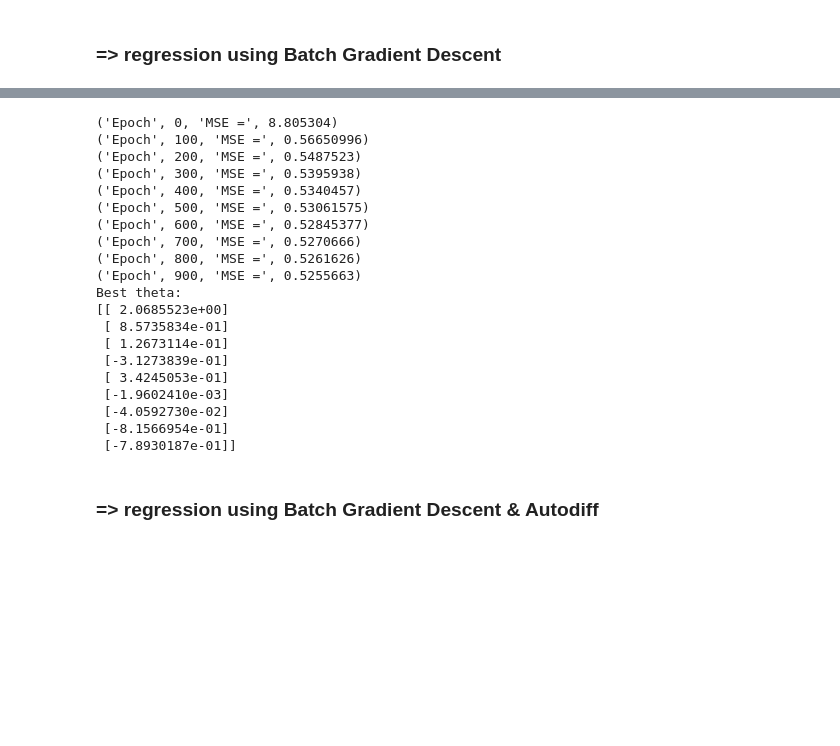
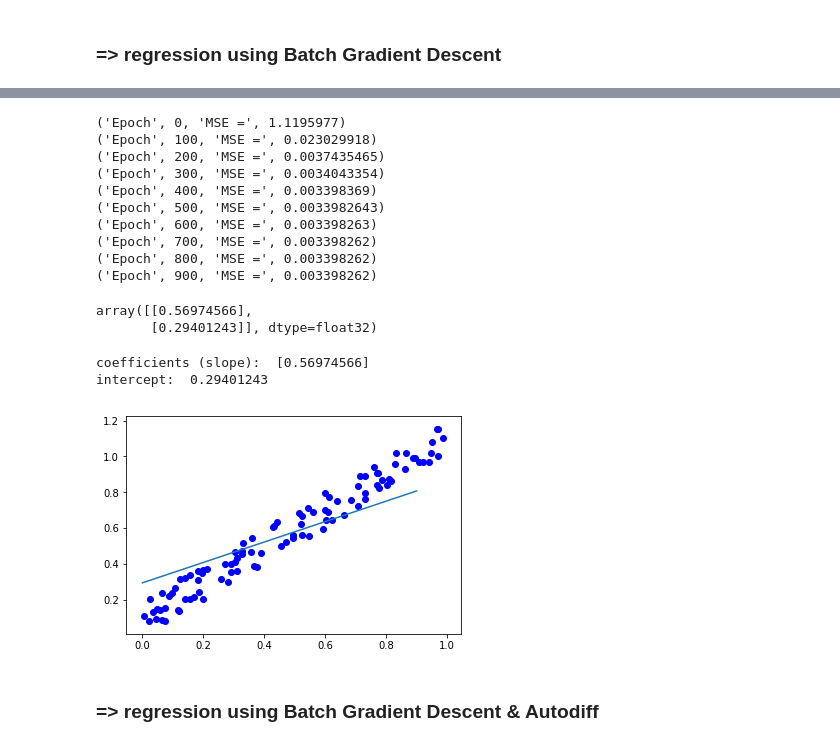
Before and after one commit to tsarouch/data_science_references_python, a Jupyter notebook: tf/linear_reg_with_tf.ipynb, the cells around one changed output, grey strips where cells are left out. Drawn from its saved outputs; the diff is of its cells as text; code cells hidden in the pictures; blank space fills up the shorter version.

```diff
--- a/tf/linear_reg_with_tf.ipynb
+++ b/tf/linear_reg_with_tf.ipynb
@@ -89,15 +126,10 @@ intercept:  0.1027199
 # We could do this using TF, but let's just use Scikit-Learn for now.
 from sklearn.preprocessing import StandardScaler
 scaler = StandardScaler()
-scaled_X = scaler.fit_transform([feature])
-scaled_X
-#scaled_X_plus_bias = np.c_[np.ones((m, 1)), scaled_X]
-
-# pd.DataFrame(data = scaled_X, columns=['feature', 'target'])
-# df.head(3)
-
-# scaled_housing_df = pd.DataFrame(
-#     data= scaled_housing_data,
-#     columns = housing['feature_names'])
-# scaled_housing_df.head(3)
+scaled_X = scaler.fit_transform(np.c_[feature])
+m = len(feature)
+scaled_X_plus_bias = np.concatenate((np.ones((m, 1)), scaled_X), axis=1)
+pd.DataFrame(data = np.concatenate((scaled_X_plus_bias, np.c_[target]), axis=1),
+             columns=['feature', 'bias', 'target'])
+df.head(3)
 # %% [output]
@@ -147,16 +143,14 @@ reset_graph()
 n_epochs = 1000
 learning_rate = 0.01
 
-X = tf.constant(scaled_housing_data_plus_bias, dtype=tf.float32, name="X")
-y = tf.constant(housing.target.reshape(-1, 1), dtype=tf.float32, name="y")
+X = tf.constant(scaled_X_plus_bias, dtype=tf.float32, name="X")
+y = tf.constant(target.reshape(-1, 1), dtype=tf.float32, name="y")
+m, n = scaled_X.shape
 theta = tf.Variable(tf.random_uniform([n + 1, 1], -1.0, 1.0, seed=42), name="theta")
 y_pred = tf.matmul(X, theta, name="predictions")
 error = y_pred - y
 mse = tf.reduce_mean(tf.square(error), name="mse")
-
-#compute the gradients manually
 gradients = 2./m * tf.matmul(tf.transpose(X), error)
-
 training_op = tf.assign(theta, theta - learning_rate * gradients)
 
 init = tf.global_variables_initializer()
@@ -165,35 +159,35 @@ with tf.Session() as sess:
     sess.run(init)
 
     for epoch in range(n_epochs):
-        sess.run(training_op)
         if epoch % 100 == 0:
             print("Epoch", epoch, "MSE =", mse.eval())
         sess.run(training_op)
 
     best_theta = theta.eval()
-print("Best theta:")
-print(best_theta)
+best_theta
 # %% [output]
-('Epoch', 0, 'MSE =', 8.805304)
-('Epoch', 100, 'MSE =', 0.56650996)
-('Epoch', 200, 'MSE =', 0.5487523)
-('Epoch', 300, 'MSE =', 0.5395938)
-('Epoch', 400, 'MSE =', 0.5340457)
-('Epoch', 500, 'MSE =', 0.53061575)
-('Epoch', 600, 'MSE =', 0.52845377)
-('Epoch', 700, 'MSE =', 0.5270666)
-('Epoch', 800, 'MSE =', 0.5261626)
-('Epoch', 900, 'MSE =', 0.5255663)
-Best theta:
-[[ 2.0685523e+00]
- [ 8.5735834e-01]
- [ 1.2673114e-01]
- [-3.1273839e-01]
- [ 3.4245053e-01]
- [-1.9602410e-03]
- [-4.0592730e-02]
- [-8.1566954e-01]
- [-7.8930187e-01]]
+('Epoch', 0, 'MSE =', 1.1195977)
+('Epoch', 100, 'MSE =', 0.023029918)
+('Epoch', 200, 'MSE =', 0.0037435465)
+('Epoch', 300, 'MSE =', 0.0034043354)
+('Epoch', 400, 'MSE =', 0.003398369)
+('Epoch', 500, 'MSE =', 0.0033982643)
+('Epoch', 600, 'MSE =', 0.003398263)
+('Epoch', 700, 'MSE =', 0.003398262)
+('Epoch', 800, 'MSE =', 0.003398262)
+('Epoch', 900, 'MSE =', 0.003398262)
+array([[0.56974566],
+       [0.29401243]], dtype=float32)
+# %%
+coefficients, intercept = best_theta
+intercept = intercept[0]
+print "coefficients (slope): ", coefficients
+print "intercept: ", intercept
+plot_fit(feature, target, coefficients, intercept).show()
+# %% [output]
+coefficients (slope):  [0.56974566]
+intercept:  0.29401243
+[figure, added]
 # %% [markdown]
 ### => regression using Batch Gradient Descent & Autodiff
 # %%
```
Also changed, not shown: parts of 5 cells of this notebook, 1 other file.
